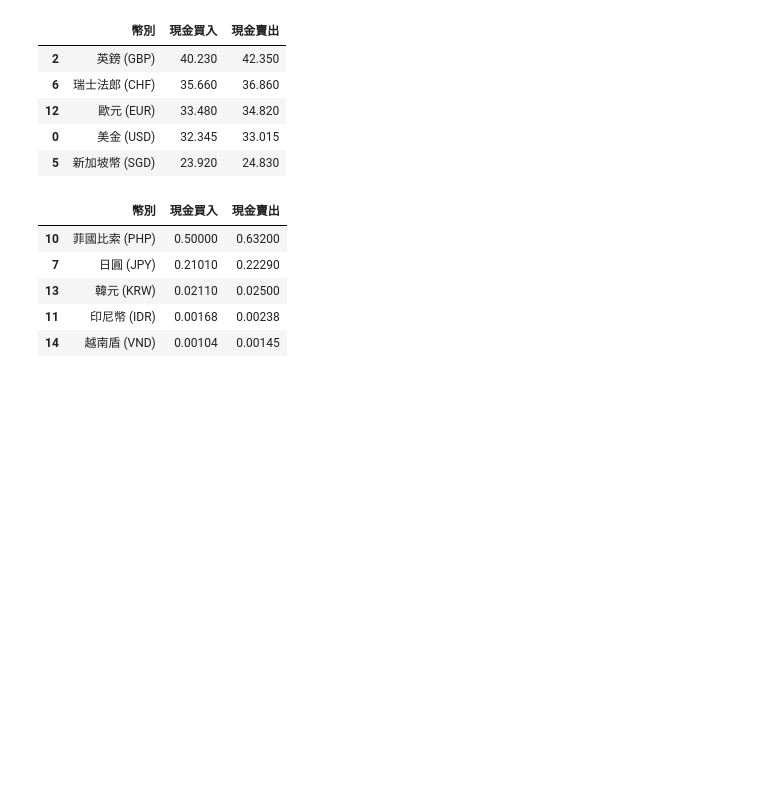
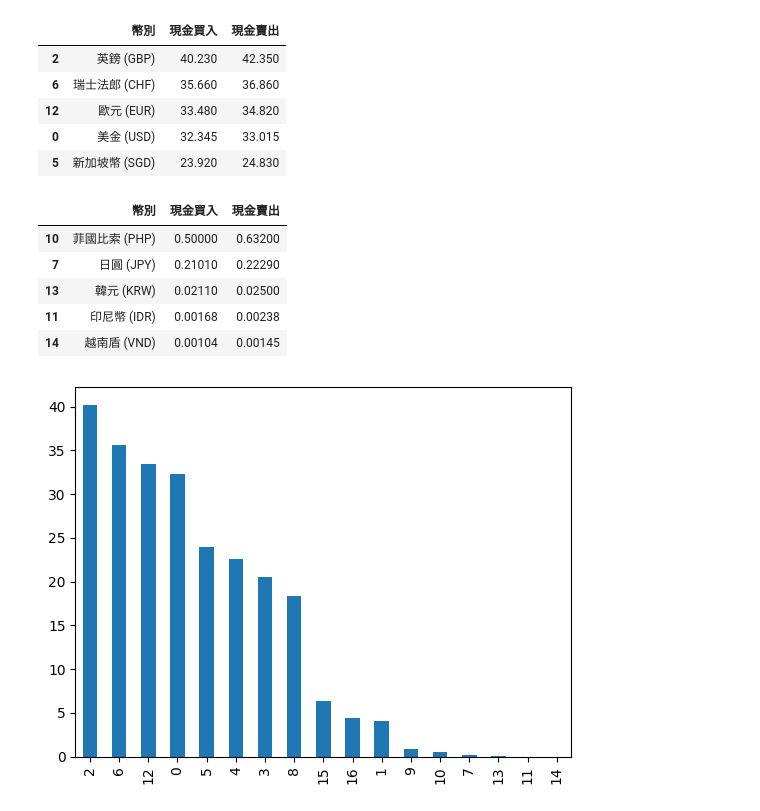
Before and after one commit to liminchang/python_analysis, a Jupyter notebook: lesson6_2.ipynb, the cells around one changed output. Drawn from its saved outputs; the diff is of its cells as text; code cells hidden in the pictures; blank space fills up the shorter version.

```diff
--- a/lesson6_2.ipynb
+++ b/lesson6_2.ipynb
@@ -240,3 +240,9 @@ df.tail()
 | 13 | 韓元 (KRW) | 0.02110 | 0.02500 |
 | 11 | 印尼幣 (IDR) | 0.00168 | 0.00238 |
 | 14 | 越南盾 (VND) | 0.00104 | 0.00145 |
+# %%
+import matplotlib.pyplot as plt
+df["現金買入"].plot(kind="bar")
+plt.show()
+# %% [output]
+[figure, added]
```
Also changed, not shown: parts of 2 cells of this notebook.
